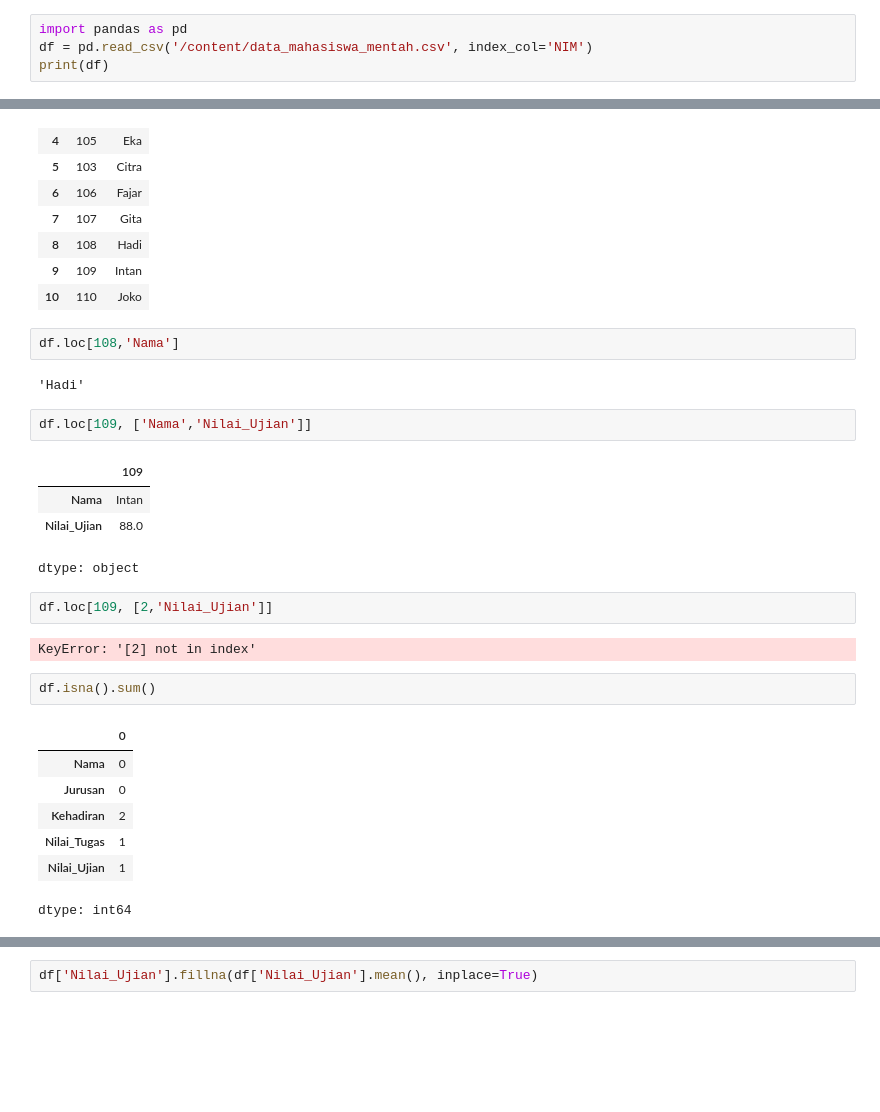
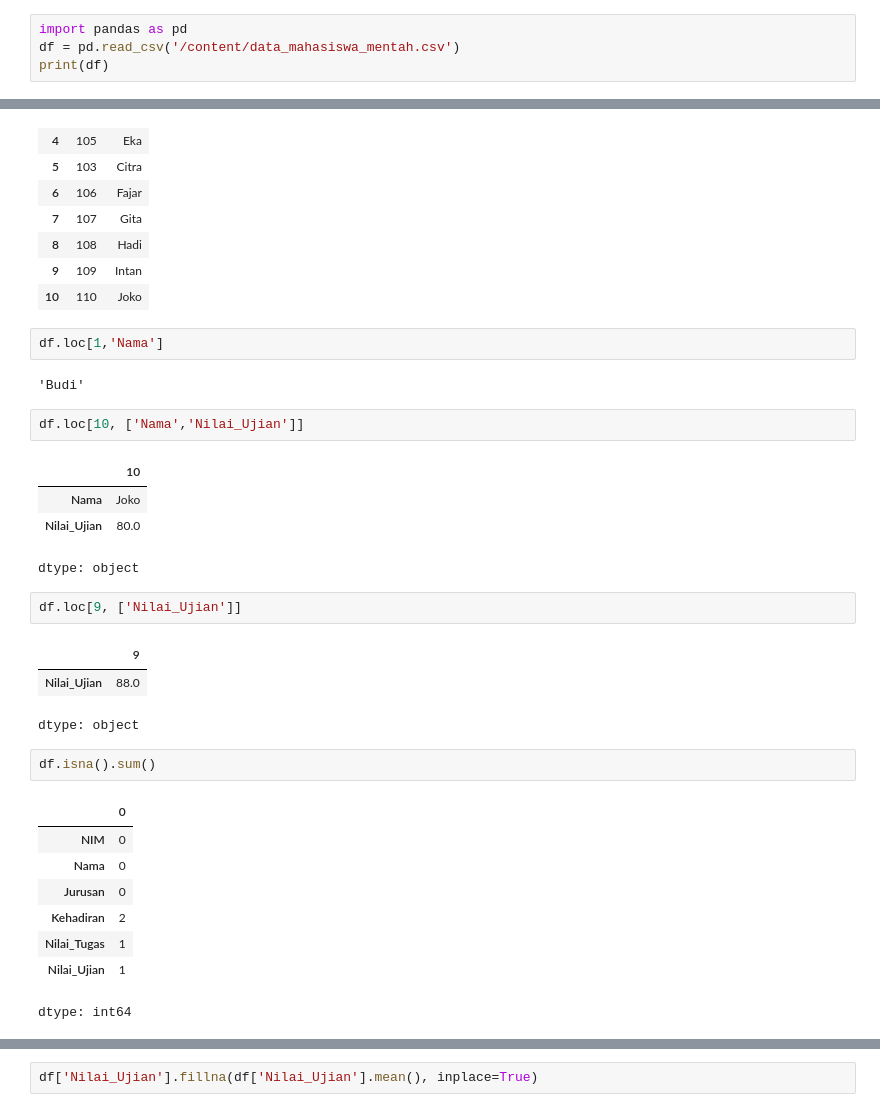
Before and after one commit to Karelptrp/source-code-smt2, a Jupyter notebook: matkul pak bisrul.ipynb, the cells around one changed output, grey strips where cells are left out. Saved outputs shown, nothing was run; the diff lists cells and outputs as text; blank space fills up the shorter version.

```diff
--- a/matkul pak bisrul.ipynb
+++ b/matkul pak bisrul.ipynb
@@ -742,6 +578,6 @@ sp.solve(sp.Eq(x**2 - 4, 0))
 $\displaystyle \left[ -2, \  2\right]$
 # %%
 import pandas as pd
-df = pd.read_csv('/content/data_mahasiswa_mentah.csv', index_col='NIM')
+df = pd.read_csv('/content/data_mahasiswa_mentah.csv')
 print(df)
 # %% [output]
@@ -922,24 +755,27 @@ df.iloc[:, 0:2]
 | 9 | 109 | Intan |
 | 10 | 110 | Joko |
 # %%
-df.loc[108,'Nama']
+df.loc[1,'Nama']
 # %% [output]
-'Hadi'
+'Budi'
 # %%
-df.loc[109, ['Nama','Nilai_Ujian']]
+df.loc[10, ['Nama','Nilai_Ujian']]
 # %% [output]
-|  | 109 |
-| Nama | Intan |
-| Nilai_Ujian | 88.0 |
+|  | 10 |
+| Nama | Joko |
+| Nilai_Ujian | 80.0 |
 dtype: object
 # %%
-df.loc[109, [2,'Nilai_Ujian']]
+df.loc[9, ['Nilai_Ujian']]
 # %% [output]
+|  | 9 |
+| Nilai_Ujian | 88.0 |
-KeyError: '[2] not in index'
+dtype: object
 # %%
 df.isna().sum()
 # %% [output]
 |  | 0 |
+| NIM | 0 |
 | Nama | 0 |
 | Jurusan | 0 |
 | Kehadiran | 2 |
```
Also changed, not shown: parts of 56 cells of this notebook.
